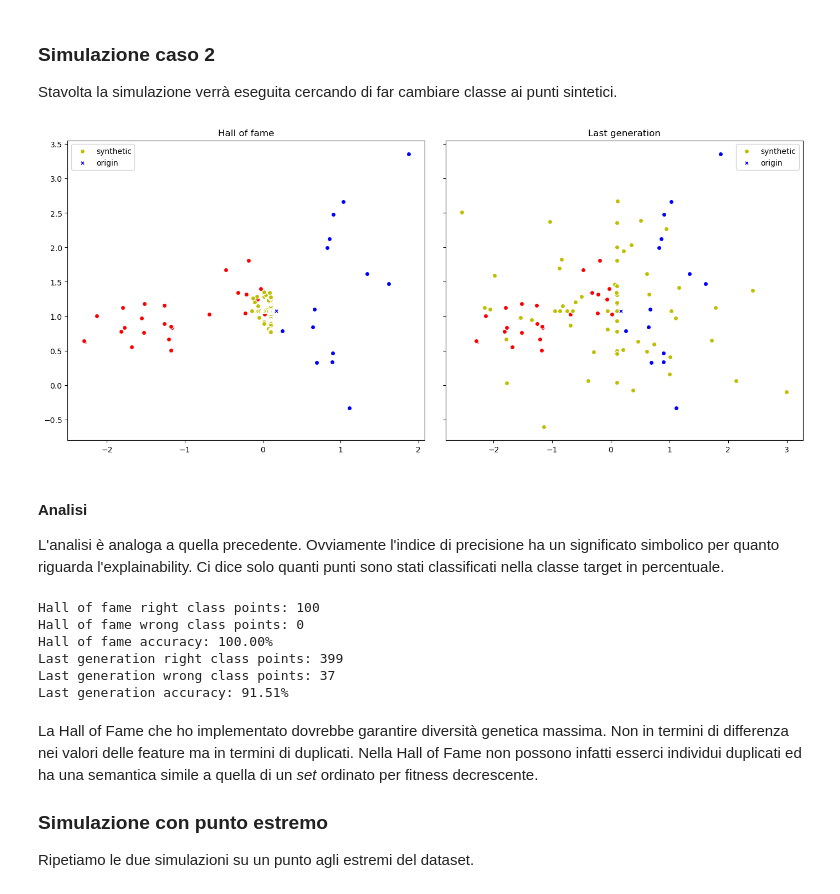
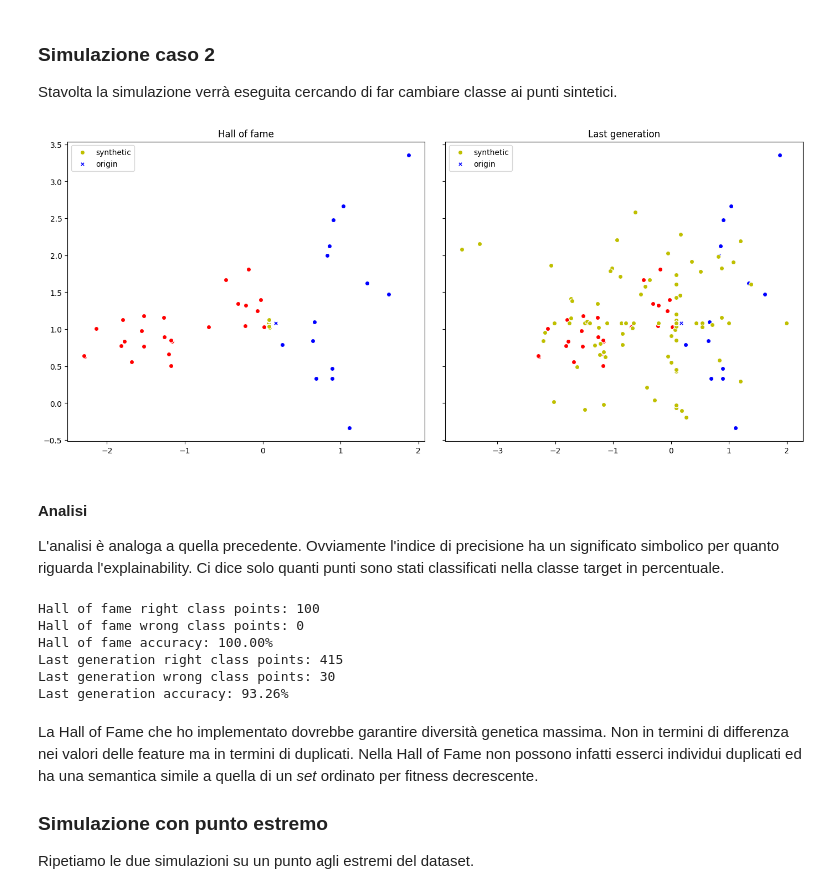
Before and after one commit to FedericoBustaffa/neighborhood_generator, a Jupyter notebook: notebooks/explainability.ipynb, the cells around one changed output. Saved outputs shown, nothing was run; the diff lists cells and outputs as text; code cells hidden in the pictures.

```diff
--- a/notebooks/explainability.ipynb
+++ b/notebooks/explainability.ipynb
@@ -616,25 +616,25 @@ sintetici.
 # %%
 target = (point_class + 1) % 2
 toolbox.set_evaluation(evaluate, point, target, classifier, epsilon, 0.0)
 toolbox.set_selection(tools.sel_tournament, tournsize=3)
 
 hof = base.HallOfFame(100)
-population, stats = algorithms.pelitist(
+population, stats = algorithms.simple(
     toolbox=toolbox,
     population_size=500,
     keep=0.1,
     cxpb=0.8,
     mutpb=0.2,
     max_generations=100,
     hall_of_fame=hof,
 )
 
 hof_synth_points = np.array([i.chromosome for i in hof])
 pop_synth_points = np.array([i.chromosome for i in population])
 
 plot_results(hof_synth_points, pop_synth_points)
 # %% [output]
-[figure, old version]
+[figure, new version]
 # %% [markdown]
 #### Analisi
 
@@ -659,9 +659,9 @@ print(f"Last generation accuracy: {pop_target_class / len(population) * 100.0:.2
 Hall of fame right class points: 100
 Hall of fame wrong class points: 0
 Hall of fame accuracy: 100.00%
-Last generation right class points: 399
-Last generation wrong class points: 37
-Last generation accuracy: 91.51%
+Last generation right class points: 415
+Last generation wrong class points: 30
+Last generation accuracy: 93.26%
 # %% [markdown]
 La Hall of Fame che ho implementato dovrebbe garantire diversità genetica
 massima. Non in termini di differenza nei valori delle feature ma in termini
```
Also changed, not shown: parts of 11 cells of this notebook.
